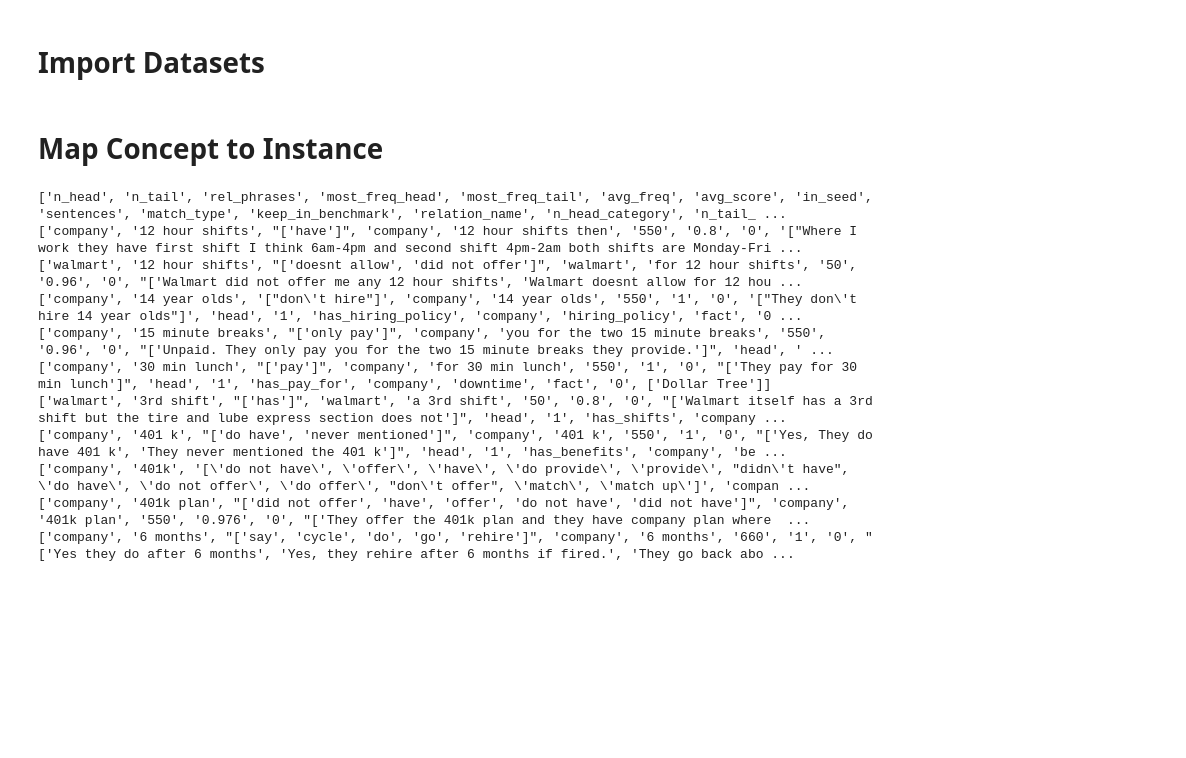
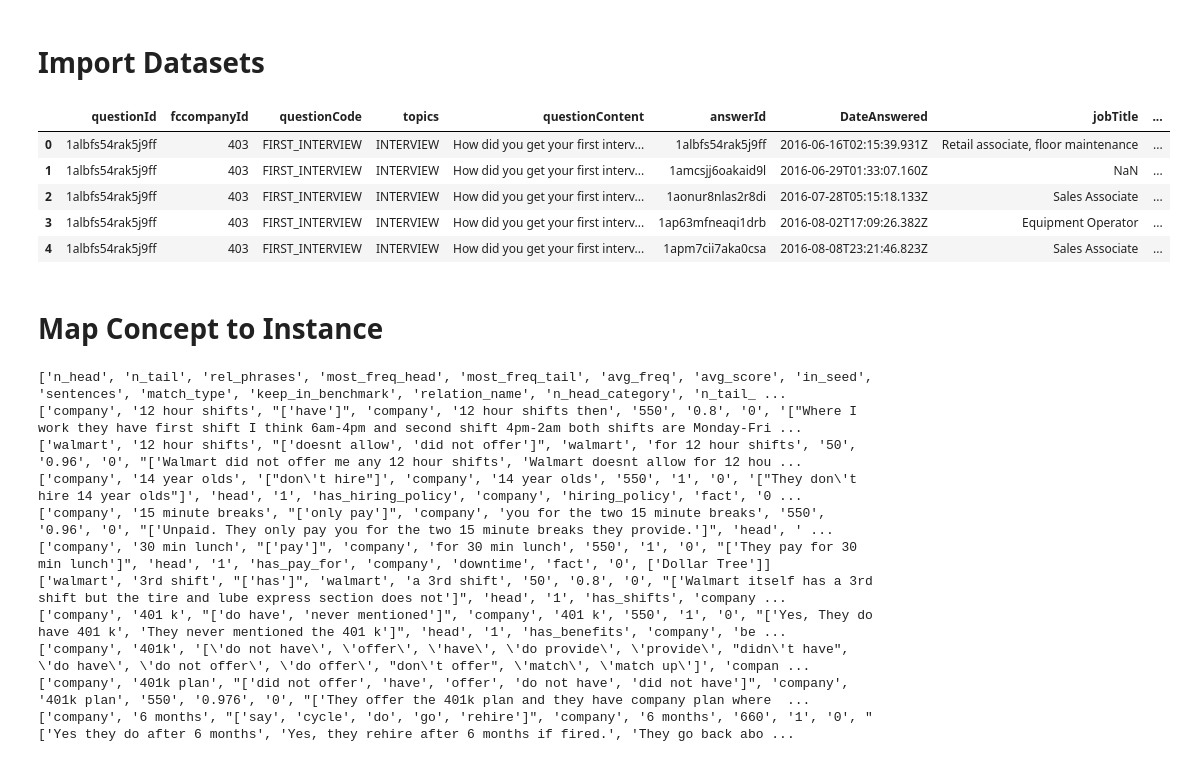
Before and after one commit to megagonlabs/eseBench, a Jupyter notebook: src/analysis/map_concept_instance.ipynb, the cells around one changed output. Saved outputs shown, nothing was run; the diff lists cells and outputs as text; code cells hidden in the pictures; blank space fills up the shorter version.

```diff
--- a/src/analysis/map_concept_instance.ipynb
+++ b/src/analysis/map_concept_instance.ipynb
@@ -20,8 +22,15 @@ df_company = pd.read_csv(company_path)
 # %%
 df_merged_dataset = df_dataset.merge(df_company, how='inner', on='fccompanyId')
 # %%
-#df_merged_dataset.head()
-# print(df_merged_dataset.loc[[320518]])
+df_merged_dataset.head()
+#print(df_merged_dataset.loc[[320518]])
+# %% [output]
+|  | questionId | fccompanyId | questionCode | topics | questionContent | answerId | DateAnswered | jobTitle | ... |
+| 0 | 1albfs54rak5j9ff | 403 | FIRST_INTERVIEW | INTERVIEW | How did you get your first interv... | 1albfs54rak5j9ff | 2016-06-16T02:15:39.931Z | Retail associate, floor maintenance | ... |
+| 1 | 1albfs54rak5j9ff | 403 | FIRST_INTERVIEW | INTERVIEW | How did you get your first interv... | 1amcsjj6oakaid9l | 2016-06-29T01:33:07.160Z | NaN | ... |
+| 2 | 1albfs54rak5j9ff | 403 | FIRST_INTERVIEW | INTERVIEW | How did you get your first interv... | 1aonur8nlas2r8di | 2016-07-28T05:15:18.133Z | Sales Associate | ... |
+| 3 | 1albfs54rak5j9ff | 403 | FIRST_INTERVIEW | INTERVIEW | How did you get your first interv... | 1ap63mfneaqi1drb | 2016-08-02T17:09:26.382Z | Equipment Operator | ... |
+| 4 | 1albfs54rak5j9ff | 403 | FIRST_INTERVIEW | INTERVIEW | How did you get your first interv... | 1apm7cii7aka0csa | 2016-08-08T23:21:46.823Z | Sales Associate | ... |
 # %% [markdown]
 # Map Concept to Instance
 # %%
```
Also changed, not shown: parts of 5 cells of this notebook, 5 other files.
